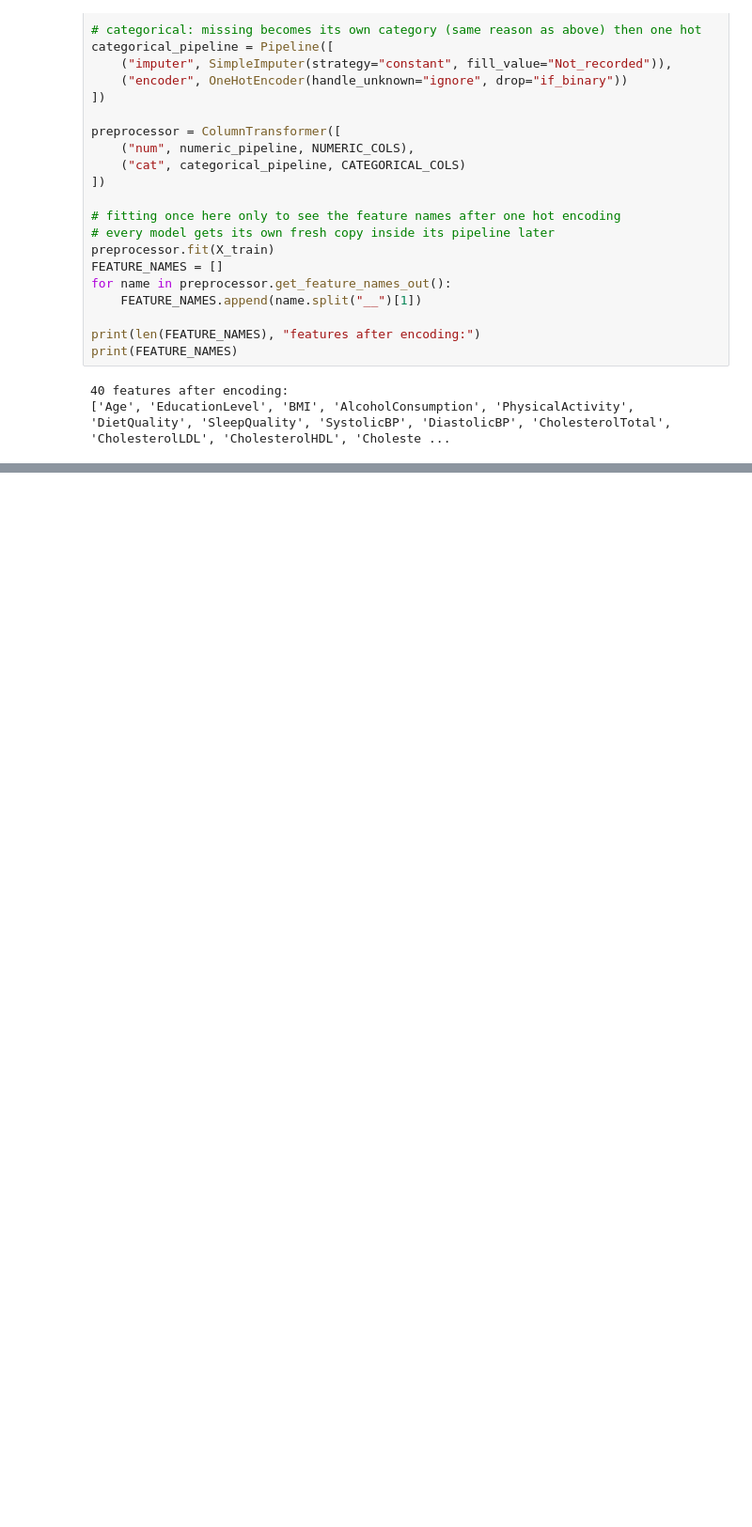
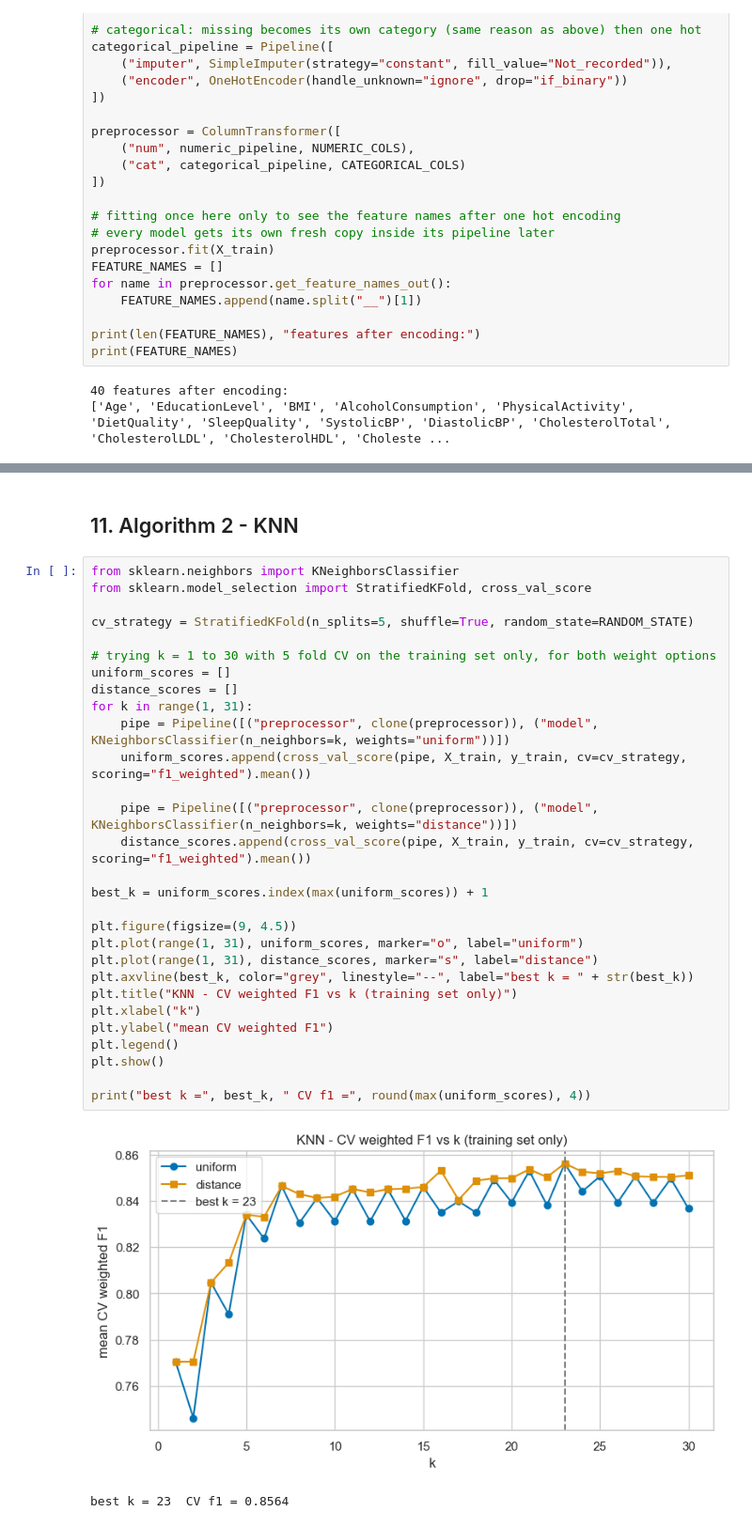
Before and after one commit to Key-to-Code/MLCaseStudy, a Jupyter notebook: classification.ipynb, the cells around one changed output, grey strips where cells are left out. Shown at 94% size. Cells and saved outputs as stored; diff of their text form; blank space fills up the shorter version.

```diff
--- a/classification.ipynb
+++ b/classification.ipynb
@@ -647,0 +744,34 @@ print(FEATURE_NAMES)
+# %% [markdown]
+## 11. Algorithm 2 - KNN
+# %%
+from sklearn.neighbors import KNeighborsClassifier
+from sklearn.model_selection import StratifiedKFold, cross_val_score
+
+cv_strategy = StratifiedKFold(n_splits=5, shuffle=True, random_state=RANDOM_STATE)
+
+# trying k = 1 to 30 with 5 fold CV on the training set only, for both weight options
+uniform_scores = []
+distance_scores = []
+for k in range(1, 31):
+    pipe = Pipeline([("preprocessor", clone(preprocessor)), ("model", KNeighborsClassifier(n_neighbors=k, weights="uniform"))])
+    uniform_scores.append(cross_val_score(pipe, X_train, y_train, cv=cv_strategy, scoring="f1_weighted").mean())
+
+    pipe = Pipeline([("preprocessor", clone(preprocessor)), ("model", KNeighborsClassifier(n_neighbors=k, weights="distance"))])
+    distance_scores.append(cross_val_score(pipe, X_train, y_train, cv=cv_strategy, scoring="f1_weighted").mean())
+
+best_k = uniform_scores.index(max(uniform_scores)) + 1
+
+plt.figure(figsize=(9, 4.5))
+plt.plot(range(1, 31), uniform_scores, marker="o", label="uniform")
+plt.plot(range(1, 31), distance_scores, marker="s", label="distance")
+plt.axvline(best_k, color="grey", linestyle="--", label="best k = " + str(best_k))
+plt.title("KNN - CV weighted F1 vs k (training set only)")
+plt.xlabel("k")
+plt.ylabel("mean CV weighted F1")
+plt.legend()
+plt.show()
+
+print("best k =", best_k, " CV f1 =", round(max(uniform_scores), 4))
+# %% [output]
+[figure, added]
+best k = 23  CV f1 = 0.8564
```
Also changed, not shown: parts of 82 cells of this notebook.
